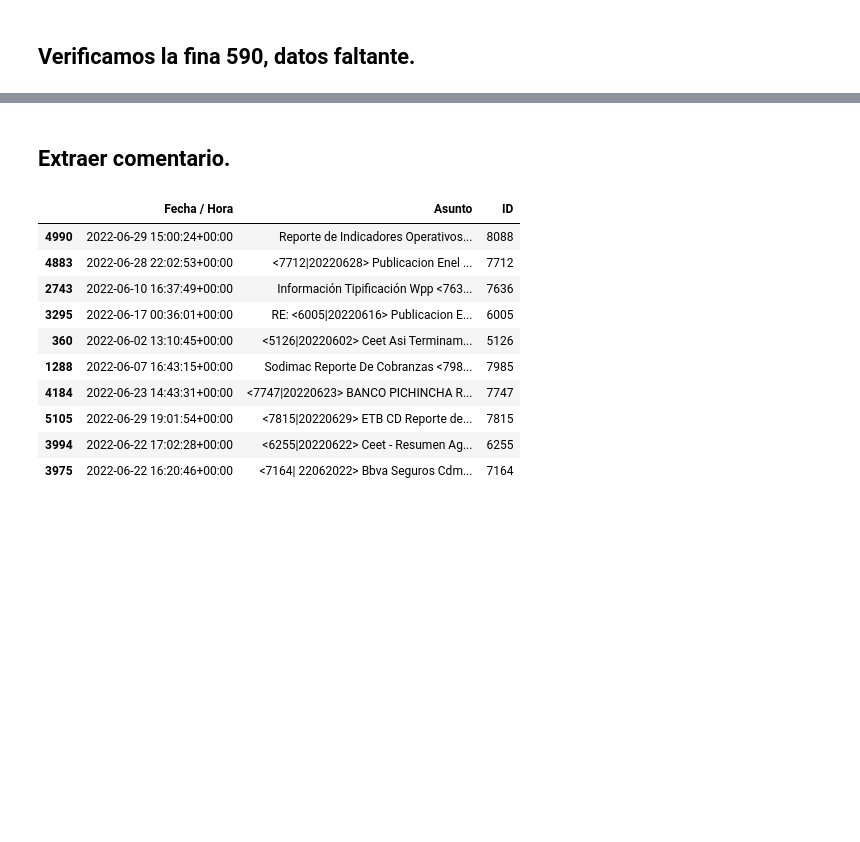
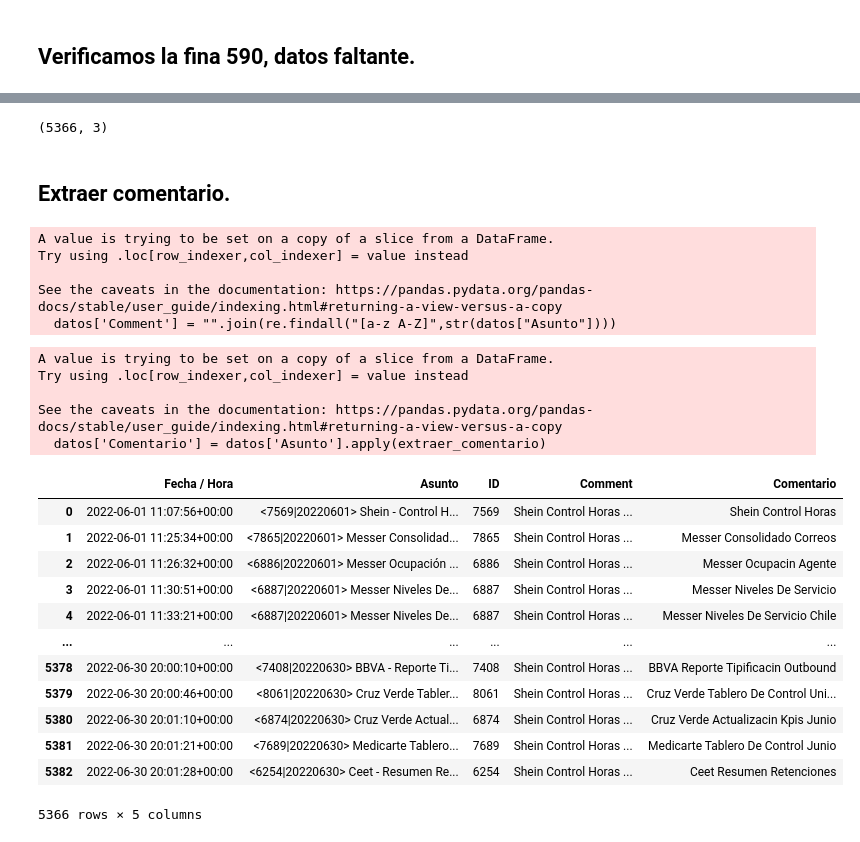
Before and after one commit to HonorioConHache/Dataejercicio_1, a Jupyter notebook: index.ipynb, the cells around one changed output, grey strips where cells are left out. Saved outputs shown, nothing was run; the diff lists cells and outputs as text; code cells hidden in the pictures; blank space fills up the shorter version.

Commit message:
listo el comentario y el ID

```diff
--- a/index.ipynb
+++ b/index.ipynb
@@ -178,2 +170,14 @@ datos[584:611]
+# %%
+datos.shape
+# %% [output]
+(5366, 3)
 # %% [markdown]
 ## Extraer comentario.
+# %%
+datos['Comment'] = "".join(re.findall("[a-z A-Z]",str(datos["Asunto"])))
+# %% [output]
+A value is trying to be set on a copy of a slice from a DataFrame.
+Try using .loc[row_indexer,col_indexer] = value instead
+
+See the caveats in the documentation: https://pandas.pydata.org/pandas-docs/stable/user_guide/indexing.html#returning-a-view-versus-a-copy
+  datos['Comment'] = "".join(re.findall("[a-z A-Z]",str(datos["Asunto"])))
@@ -180,14 +187,25 @@ datos[584:611]
+# %%
+extraer_comentario = lambda x: "".join(re.findall("[a-z A-Z]",str(x)))
+datos['Comentario'] = datos['Asunto'].apply(extraer_comentario)
+# %% [output]
+A value is trying to be set on a copy of a slice from a DataFrame.
+Try using .loc[row_indexer,col_indexer] = value instead
+
+See the caveats in the documentation: https://pandas.pydata.org/pandas-docs/stable/user_guide/indexing.html#returning-a-view-versus-a-copy
+  datos['Comentario'] = datos['Asunto'].apply(extraer_comentario)
 # %%
-datos.sample(10)
+datos
 # %% [output]
-|  | Fecha / Hora | Asunto | ID |
-| 4990 | 2022-06-29 15:00:24+00:00 | Reporte de Indicadores Operativos... | 8088 |
-| 4883 | 2022-06-28 22:02:53+00:00 | <7712|20220628> Publicacion Enel ... | 7712 |
-| 2743 | 2022-06-10 16:37:49+00:00 | Información Tipificación Wpp <763... | 7636 |
-| 3295 | 2022-06-17 00:36:01+00:00 | RE: <6005|20220616> Publicacion E... | 6005 |
-| 360 | 2022-06-02 13:10:45+00:00 | <5126|20220602> Ceet Asi Terminam... | 5126 |
-| 1288 | 2022-06-07 16:43:15+00:00 | Sodimac Reporte De Cobranzas <798... | 7985 |
-| 4184 | 2022-06-23 14:43:31+00:00 | <7747|20220623> BANCO PICHINCHA R... | 7747 |
-| 5105 | 2022-06-29 19:01:54+00:00 | <7815|20220629> ETB CD Reporte de... | 7815 |
-| 3994 | 2022-06-22 17:02:28+00:00 | <6255|20220622> Ceet - Resumen Ag... | 6255 |
-| 3975 | 2022-06-22 16:20:46+00:00 | <7164| 22062022> Bbva Seguros Cdm... | 7164 |
+|  | Fecha / Hora | Asunto | ID | Comment | Comentario |
+| 0 | 2022-06-01 11:07:56+00:00 | <7569|20220601> Shein - Control H... | 7569 | Shein Control Horas ... | Shein Control Horas |
+| 1 | 2022-06-01 11:25:34+00:00 | <7865|20220601> Messer Consolidad... | 7865 | Shein Control Horas ... | Messer Consolidado Correos |
+| 2 | 2022-06-01 11:26:32+00:00 | <6886|20220601> Messer Ocupación ... | 6886 | Shein Control Horas ... | Messer Ocupacin Agente |
+| 3 | 2022-06-01 11:30:51+00:00 | <6887|20220601> Messer Niveles De... | 6887 | Shein Control Horas ... | Messer Niveles De Servicio |
+| 4 | 2022-06-01 11:33:21+00:00 | <6887|20220601> Messer Niveles De... | 6887 | Shein Control Horas ... | Messer Niveles De Servicio Chile |
+| ... | ... | ... | ... | ... | ... |
+| 5378 | 2022-06-30 20:00:10+00:00 | <7408|20220630> BBVA - Reporte Ti... | 7408 | Shein Control Horas ... | BBVA Reporte Tipificacin Outbound |
+| 5379 | 2022-06-30 20:00:46+00:00 | <8061|20220630> Cruz Verde Tabler... | 8061 | Shein Control Horas ... | Cruz Verde Tablero De Control Uni... |
+| 5380 | 2022-06-30 20:01:10+00:00 | <6874|20220630> Cruz Verde Actual... | 6874 | Shein Control Horas ... | Cruz Verde Actualizacin Kpis Junio |
+| 5381 | 2022-06-30 20:01:21+00:00 | <7689|20220630> Medicarte Tablero... | 7689 | Shein Control Horas ... | Medicarte Tablero De Control Junio |
+| 5382 | 2022-06-30 20:01:28+00:00 | <6254|20220630> Ceet - Resumen Re... | 6254 | Shein Control Horas ... | Ceet Resumen Retenciones |
+5366 rows × 5 columns
```
Also changed, not shown: parts of 3 cells of this notebook.
